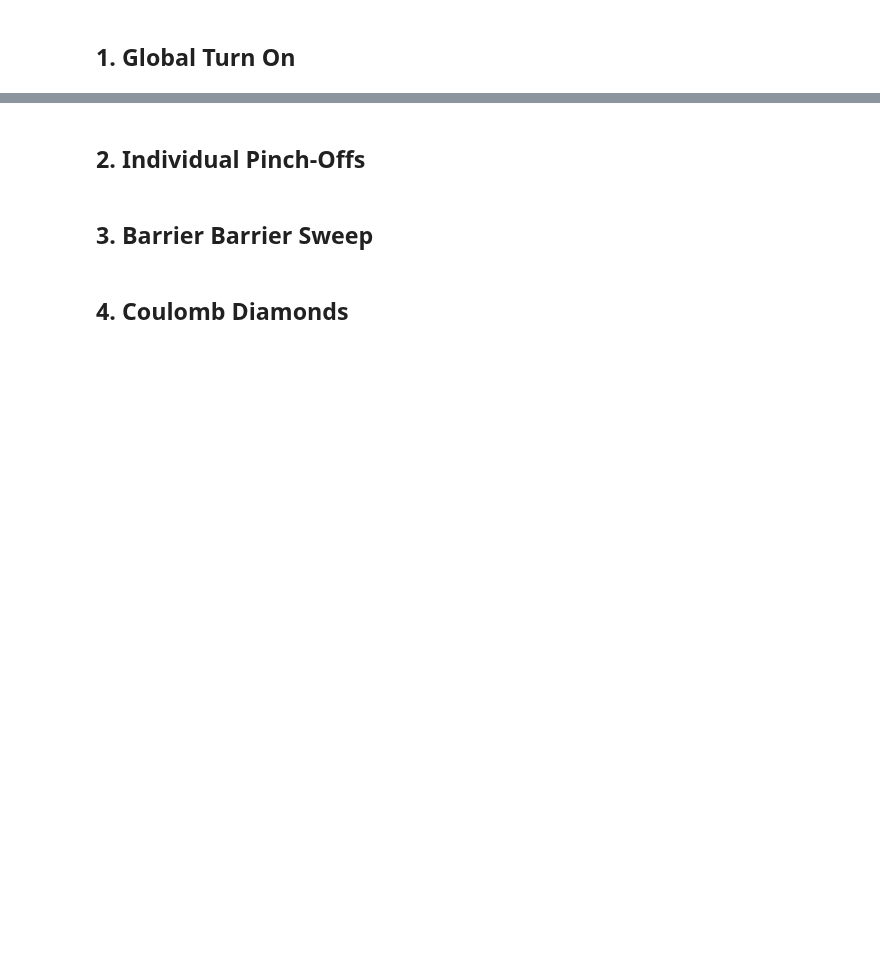
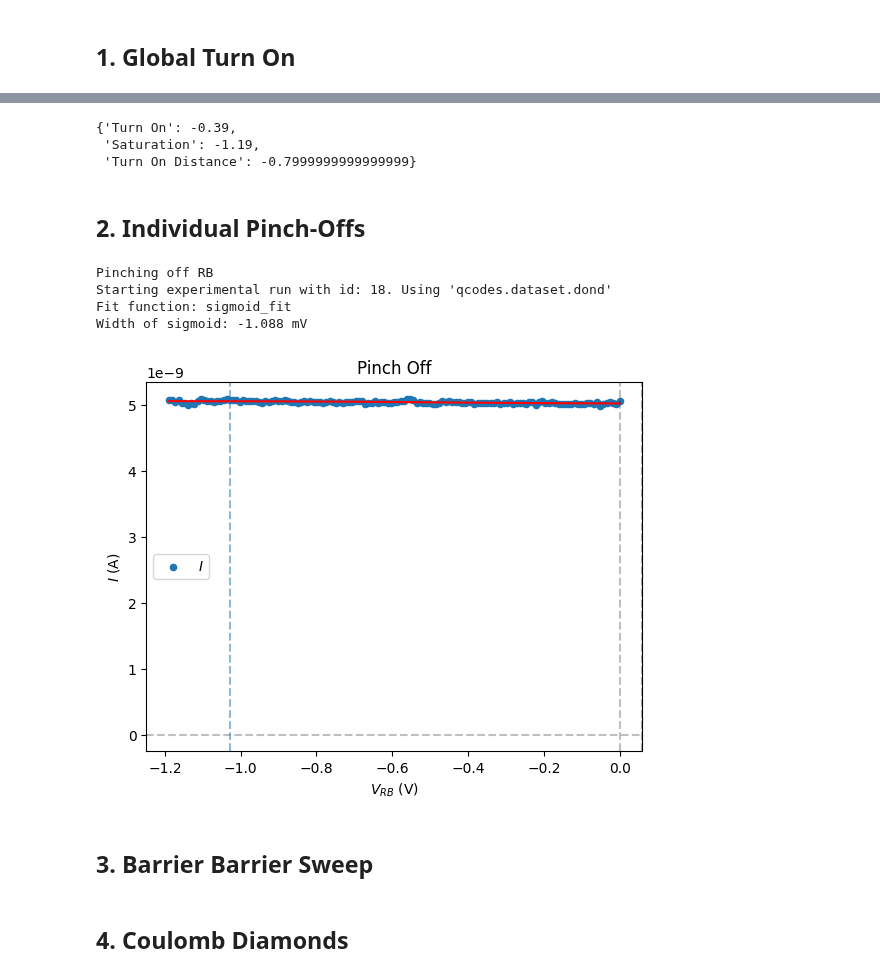
Before and after one commit to mainCSG/QuantumDotControl, a Jupyter notebook: autotuning/bootstrapping/notebooks/csg_equipment_test.ipynb, the cells around one changed output, grey strips where cells are left out. Drawn from its saved outputs; the diff is of its cells as text; code cells hidden in the pictures; blank space fills up the shorter version.

```diff
--- a/autotuning/bootstrapping/notebooks/csg_equipment_test.ipynb
+++ b/autotuning/bootstrapping/notebooks/csg_equipment_test.ipynb
@@ -233,20 +291,32 @@ global_turn_on,_,_ = dond(
+# %%
+device_info
+# %% [output]
+{'Turn On': -0.39,
+ 'Saturation': -1.19,
+ 'Turn On Distance': -0.7999999999999999}
+# %%
+station.sim900.set_smooth({
+    'LB': device_info['Saturation'],
+    'RB': device_info['Saturation'],
+    'STR': device_info['Saturation']
+})
 # %% [markdown]
 ## 2. Individual Pinch-Offs
 # %%
 max_V = device_info['Saturation']
 
-sweep_STL = LinSweep(station.sim900.volt_STL, max_V, 0, N, 0.01, get_after_set=True)
+# sweep_STL = LinSweep(station.sim900.volt_STL, max_V, 0, N, 0.01, get_after_set=True)
 sweep_LB = LinSweep(station.sim900.volt_LB, max_V, 0, N, 0.01, get_after_set=True)
-sweep_P = LinSweep(station.sim900.volt_P, max_V, 0, N, 0.01, get_after_set=True)
+# sweep_P = LinSweep(station.sim900.volt_P, max_V, 0, N, 0.01, get_after_set=True)
 sweep_RB = LinSweep(station.sim900.volt_RB, max_V, 0, N, 0.01, get_after_set=True)
 sweep_STR = LinSweep(station.sim900.volt_STR, max_V, 0, N, 0.01, get_after_set=True)
 
 gate_sweeps = [
-    sweep_STL,
-    sweep_LB,
-    sweep_P,
+    # sweep_STL,
+    # sweep_LB,
+    # sweep_P,
+    # sweep_STR,
     sweep_RB,
-    sweep_STR
 ]
 
 def fit_data():
@@ -256,7 +326,7 @@ def fit_data():
 
     df_current = df.copy()
     df_current = df_current.rename(columns={'agilent_volt': 'agilent_current'})
-    df_current.iloc[:,-1] = df_current.iloc[:,-1].mul(-1e-6).subtract(IBias) # sensitivity
+    df_current.iloc[:,-1] = df_current.iloc[:,-1].mul(sensitivity).subtract(IBias) # sensitivity
 
     axes = df_current.plot.scatter(y='agilent_current', x=f'{str(sweep._param)}', linewidth=1, s=20, label=r'$I$')
     axes.axhline(y=0, color='k', alpha=0.25, linestyle='--')
@@ -268,40 +338,46 @@ def fit_data():
     X = df_current[f'{str(sweep._param)}']
     Y = df_current['agilent_current']
 
-    guess = (-2e-12,100,device_info['Turn On'],2e-12)
+    guess = (-5e-9,-100,device_info['Turn On'],5e-9)
 
     fit_params, fit_cov = scipy.optimize.curve_fit(sigmoid_fit, X, Y, guess)
     a, b, x0, y0 = fit_params
 
     plt.plot(X, sigmoid_fit(X, a,b,x0,y0), 'r-', label='Fit')
 
     print(f"Fit function: {sigmoid_fit.__name__}")
     print(f"Width of sigmoid: {round(2 * np.sqrt(8) / b,3)} mV")
     axes.axvline(x=x0 - np.sqrt(8) / b, alpha=0.5, linestyle='--')
     axes.axvline(x=x0 + np.sqrt(8) / b,alpha=0.5, linestyle='--')
 
 def min_current():
     I = sensitivity * station.agilent.volt()
 
-    I_threshold = min_current_threshold# A
+    I_threshold = min_current_threshold / 10# A
     if np.abs(I) < I_threshold:
         # Device has pinched-off
         return True
 
 for sweep in (gate_sweeps):
     print(f"Pinching off {str(sweep._param).split('_')[-1]}")
     pinch_off = dond(
         sweep,
         station.agilent.volt,
         # do_plot=True,
         # show_progress=True,
         # use_threads=False,
         break_condition=min_current,
-        exit_actions=fit_data,
+        exit_actions=[fit_data],
         measurement_name='{} Pinch Off'.format(str(sweep._param).split('_')[-1]),
         exp=initialization_exp
     )
     station.sim900.set_smooth({str(sweep._param).split('_')[-1]: max_V})
+# %% [output]
+Pinching off RB
+Starting experimental run with id: 18. Using 'qcodes.dataset.dond'
+Fit function: sigmoid_fit
+Width of sigmoid: -1.088 mV
+[figure, added]
 # %% [markdown]
 ## 3. Barrier Barrier Sweep
 # %%
```
Also changed, not shown: parts of 8 cells of this notebook, 1 other file.
